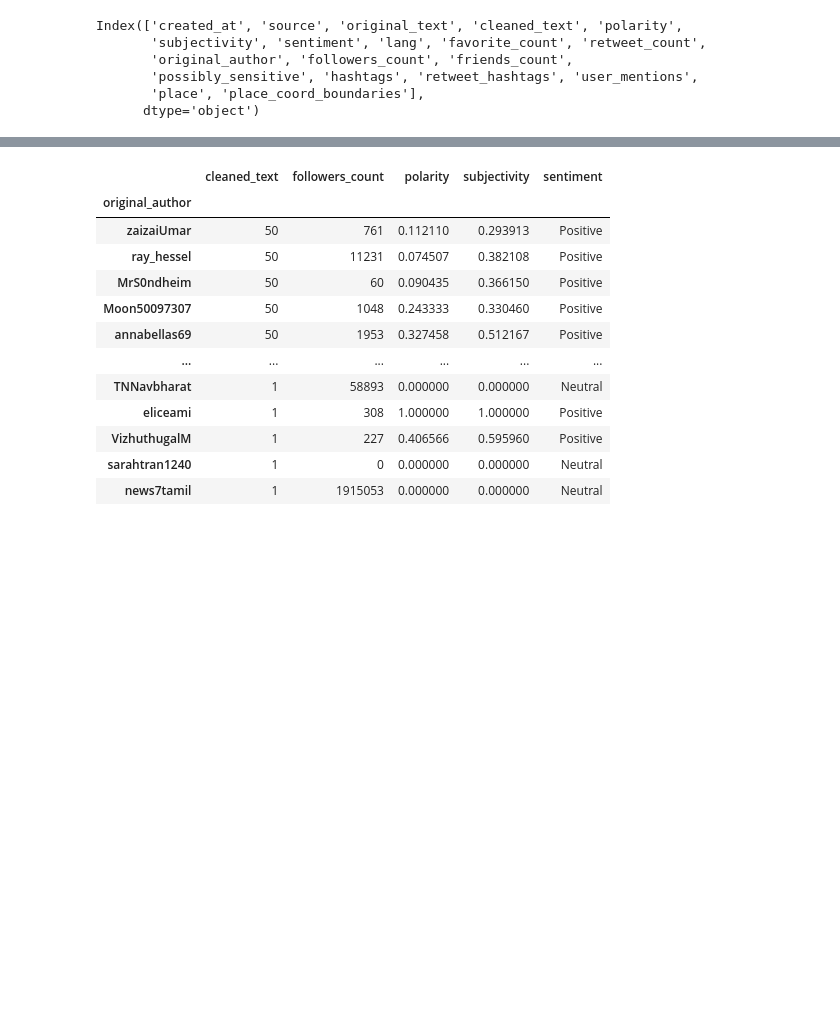
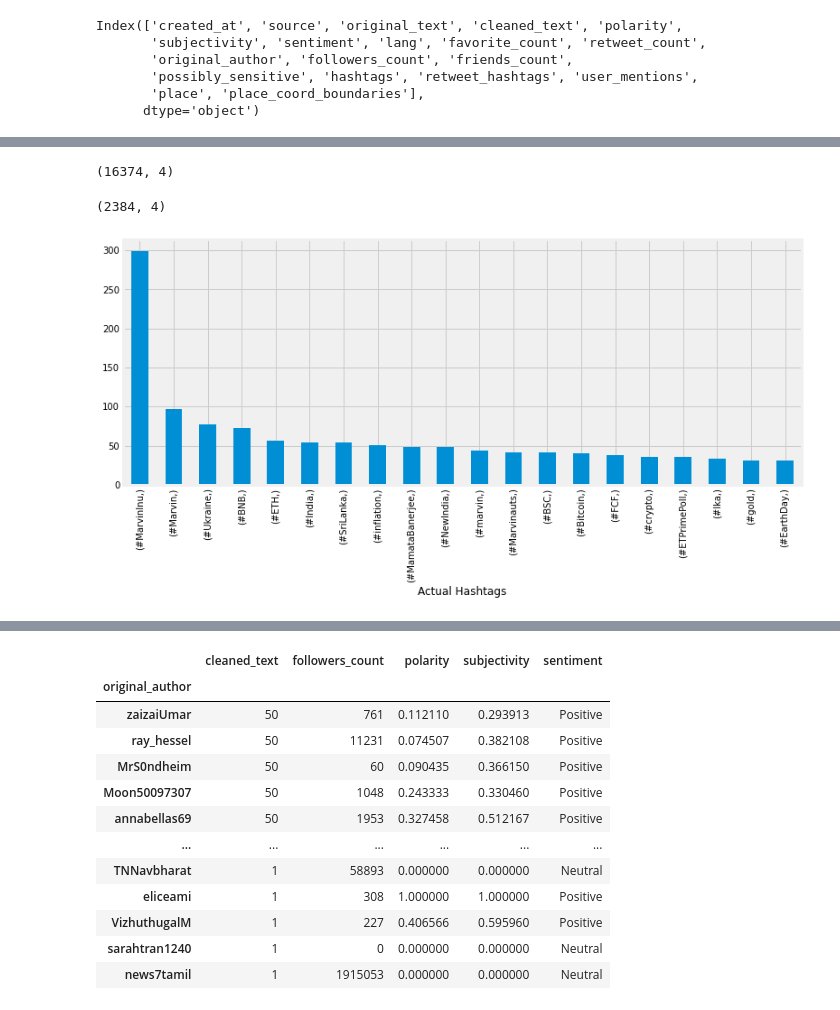
Before and after one commit to 10xac/Twitter-Data-Analysis, a Jupyter notebook: analysis.ipynb, the cells around one changed output, grey strips where cells are left out. Cells and saved outputs as stored; diff of their text form; code cells hidden in the pictures; blank space fills up the shorter version.

```diff
--- a/analysis.ipynb
+++ b/analysis.ipynb
@@ -76,0 +61,24 @@ Index(['created_at', 'source', 'original_text', 'cleaned_text', 'polarity',
+# %%
+def find_hashtags(df_tweet):
+    '''This function will extract hashtags'''
+    return re.findall('(#[A-Za-z]+[A-Za-z0-9-_]+)', df_tweet)
+
+hashtag_df['hashtag_check']=df_tweet.original_text.apply(find_hashtags)
+# %%
+hashtag_df.shape
+# %% [output]
+(16374, 4)
+# %%
+hashtag_df.dropna(subset=['hashtags','retweet_hashtags','hashtag_check'],inplace=True)
+# %%
+hashtag_df.shape
+# %% [output]
+(2384, 4)
+# %%
+tags_list=list(hashtag_df['hashtag_check'])
+# %%
+hashtags_list_df = pd.DataFrame([tag for tags_row in tags_list for tag in tags_row],columns=['hashtag'])
+# %%
+_=hashtags_list_df.value_counts()[:20].plot(kind='bar',figsize=(12,5),xlabel='Actual Hashtags')
+# %% [output]
+[figure, added]
```
Also changed, not shown: parts of 14 cells of this notebook.
